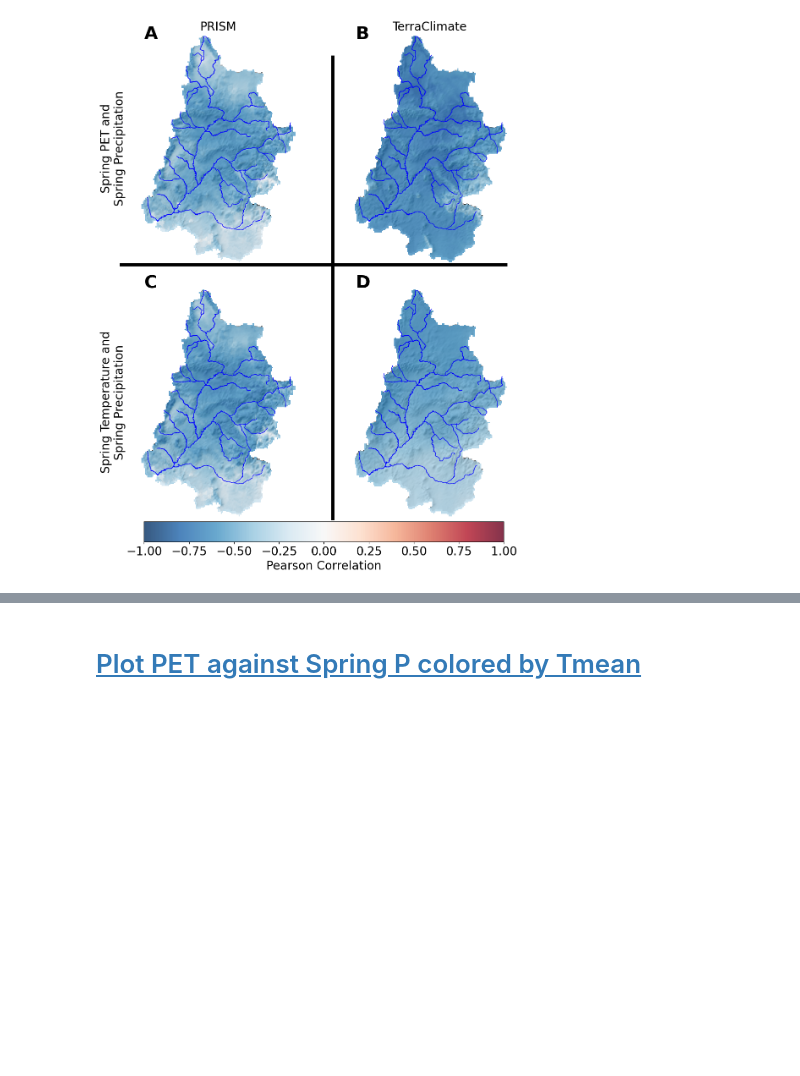
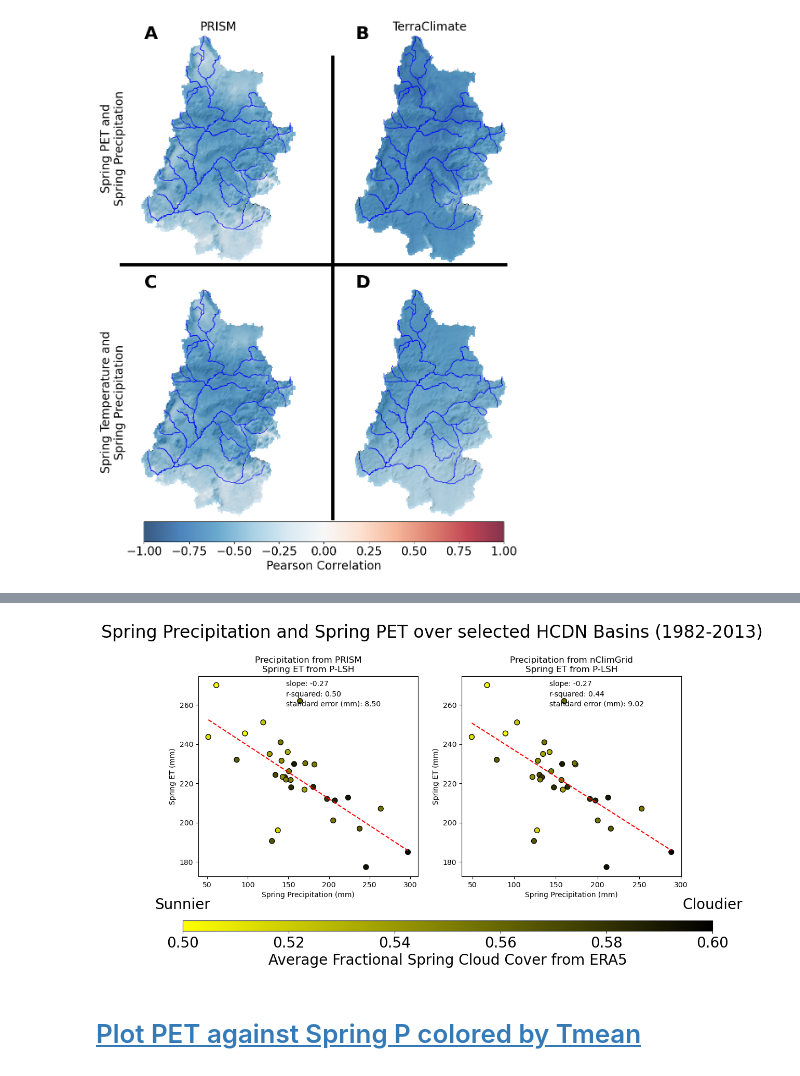
Before and after one commit to dlhogan97/Spring-Precipitation-Effect-CO-River, a Jupyter notebook: Upper_CO_Analysis/notebooks/06_UCRB_PET_20230907.ipynb, the cells around one changed output, grey strips where cells are left out. Drawn from its saved outputs; the diff is of its cells as text; code cells hidden in the pictures; blank space fills up the shorter version.

```diff
--- a/Upper_CO_Analysis/notebooks/06_UCRB_PET_20230907.ipynb
+++ b/Upper_CO_Analysis/notebooks/06_UCRB_PET_20230907.ipynb
@@ -396,0 +855,9 @@ fig.savefig('../figures/pearson_correlation_spring_pet_spring_ppt.png', dpi=700,
+# %%
+# Calculate OLS regression
+X_prism = hcdn_spring_ppt_prism_mean.values
+X_prism = sm.add_constant(X_prism)
+Y_prism = p_lsh_et_spring['monthly_ET'].mean(dim=['LAT','LON']).compute().values
+
+prism_model = sm.OLS(Y_prism,X_prism)
+prism_res = prism_model.fit()
+prism_res.conf_int()
@@ -396,0 +867,9 @@ fig.savefig('../figures/pearson_correlation_spring_pet_spring_ppt.png', dpi=700,
+# %%
+# Calculate OLS regression
+X_nclimgrid = hcdn_spring_ppt_nclimgrid_mean.prcp.values
+X_nclimgrid = sm.add_constant(X_nclimgrid)
+Y_nclimgrid = p_lsh_et_spring['monthly_ET'].mean(dim=['LAT','LON']).compute().values
+
+nclimgrid_model = sm.OLS(Y_nclimgrid,X_nclimgrid)
+nclimgrid_res = nclimgrid_model.fit()
+nclimgrid_res.conf_int()
@@ -396,0 +879,79 @@ fig.savefig('../figures/pearson_correlation_spring_pet_spring_ppt.png', dpi=700,
+# %%
+total_cloud_cover_2 = total_cloud_cover.sel(year=slice(1982,2013))
+# %%
+fig, axs = plt.subplots(ncols=2, figsize=(12,5))
+ax = axs[0]
+ax.scatter(hcdn_spring_ppt_prism_mean.values,
+           p_lsh_et_spring['monthly_ET'].mean(dim=['LAT','LON']).compute().values,
+           c=total_cloud_cover_2,
+           cmap=cmap,
+           vmin=0.35,
+           vmax=0.55,
+           s=50,
+           ec='k',)
+# add a trend line from the ols model prism_results
+ax.plot(np.sort(hcdn_spring_ppt_prism_mean.values),
+         prism_res.params[0]+prism_res.params[1]*np.sort(hcdn_spring_ppt_prism_mean.values),
+         color='red',
+         ls='--')
+# # plot the 95th confidence interval
+# ax.fill_between(np.sort(hcdn_spring_ppt_prism_mean.values),
+#                  prism_res.conf_int()[0][0]+prism_res.conf_int()[1][0]*np.sort(hcdn_spring_ppt_prism_mean.values),
+#                  prism_res.conf_int()[0][1]+prism_res.conf_int()[1][1]*np.sort(hcdn_spring_ppt_prism_mean.values),
+#                  color='red',
+#                  alpha=0.2)
+# add text for the slope, r-squared, and standard error (mm)
+ax.text(0.4,0.95,f'slope: {prism_res.params[1]:.2f}',transform=ax.transAxes)
+ax.text(0.4,0.90,f'r-squared: {prism_res.rsquared:.2f}',transform=ax.transAxes)
+ax.text(0.4,0.85,f'standard error (mm): {prism_res.bse[0]:.2f}',transform=ax.transAxes)
+
+# find years with largest prism_residual
+residuals = Y_prism - prism_res.params[0] - prism_res.params[1]*X_prism[:,1]
+residuals = pd.Series(residuals,index=p_lsh_et_spring.year.values)
+ax.set_xlabel('Spring Precipitation (mm)')
+ax.set_ylabel('Spring ET (mm)')
+ax.set_title('Precipitation from PRISM\nSpring ET from P-LSH')
+
+# add a second plot for nclimgrid
+ax = axs[1]
+ax.scatter(hcdn_spring_ppt_nclimgrid_mean.prcp.values,
+           Y_nclimgrid,
+           c=total_cloud_cover_2,
+           cmap=cmap,
+           vmin=0.35,
+           vmax=0.55,
+           s=50,
+           ec='k',)
+# add a trend line from the ols model nclimgrid_results
+ax.plot(np.sort(hcdn_spring_ppt_nclimgrid_mean.prcp.values),
+         nclimgrid_res.params[0]+nclimgrid_res.params[1]*np.sort(hcdn_spring_ppt_nclimgrid_mean.prcp.values),
+         color='red',
+         ls='--')
+# # plot the 95th confidence interval
+# ax.fill_between(np.sort(hcdn_spring_ppt_nclimgrid_mean.prcp.values),
+#                  nclimgrid_res.conf_int()[0][0]+nclimgrid_res.conf_int()[1][0]*np.sort(hcdn_spring_ppt_nclimgrid_mean.prcp.values),
+#                  nclimgrid_res.conf_int()[0][1]+nclimgrid_res.conf_int()[1][1]*np.sort(hcdn_spring_ppt_nclimgrid_mean.prcp.values),
+#                  color='red',
+#                  alpha=0.2)
+# add text for the slope, r-squared, and p-value
+ax.text(0.4,0.95,f'slope: {nclimgrid_res.params[1]:.2f}',transform=ax.transAxes)
+ax.text(0.4,0.90,f'r-squared: {nclimgrid_res.rsquared:.2f}',transform=ax.transAxes)
+ax.text(0.4,0.85,f'standard error (mm): {nclimgrid_res.bse[0]:.2f}',transform=ax.transAxes)
+# find years with largest nclimgrid_residual
+residuals = Y_nclimgrid - nclimgrid_res.params[0] - nclimgrid_res.params[1]*X_nclimgrid[:,1]
+residuals = pd.Series(residuals,index=p_lsh_et_spring.year.values)
+ax.set_xlabel('Spring Precipitation (mm)')
+ax.set_ylabel('Spring ET (mm)')
+ax.set_title('Precipitation from nClimGrid\nSpring ET from P-LSH')
+# add a colorbar for the entire figure
+cbar_ax = fig.add_axes([0.1,-0.1, 0.85, 0.04])
+cbar = fig.colorbar(im, cax=cbar_ax, orientation='horizontal')
+cbar.set_label('Average Fractional Spring Cloud Cover from ERA5', size=20)
+# increase the size of the tick labels for the colorbar
+cbar.ax.tick_params(labelsize=20)
+# add annotations from sunnier on the right side of the colorbar to cloudier on the left side
+fig.text(0.1, 0.0, 'Sunnier', size=20, ha='center', va='center')
+fig.text(0.95, 0.0, 'Cloudier', size=20, ha='center', va='center')
+
+fig.suptitle('Spring Precipitation and Spring PET over selected HCDN Basins (1982-2013)', size=24, y=1.08)
+# %% [output]
@@ -397,3 +959,4 @@ fig.savefig('../figures/pearson_correlation_spring_pet_spring_ppt.png', dpi=700,
+[figure, added]
 # %% [markdown]
 # <a id='toc6_'></a>[Plot PET against Spring P colored by Tmean](#toc0_)
 # %% [markdown]
```
Also changed, not shown: parts of 31 cells of this notebook, 7 other files.
